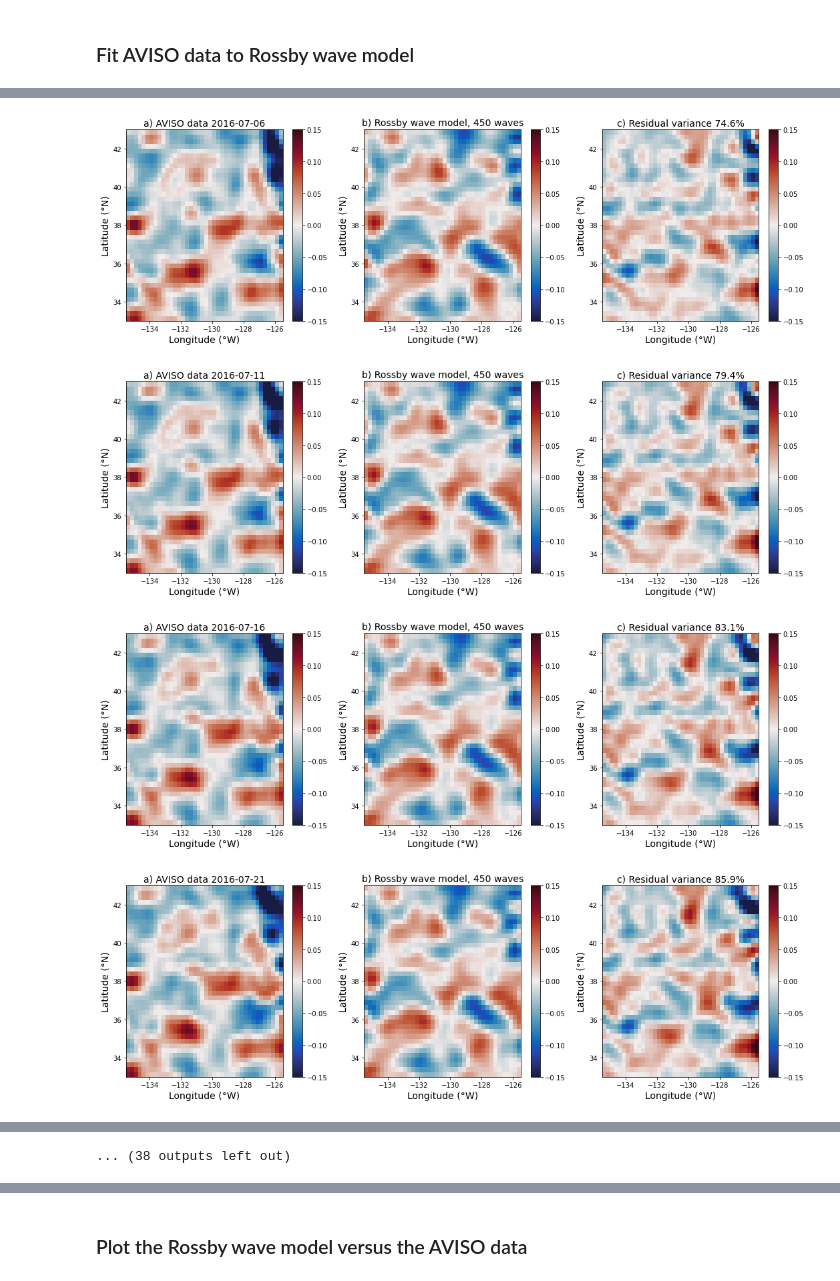
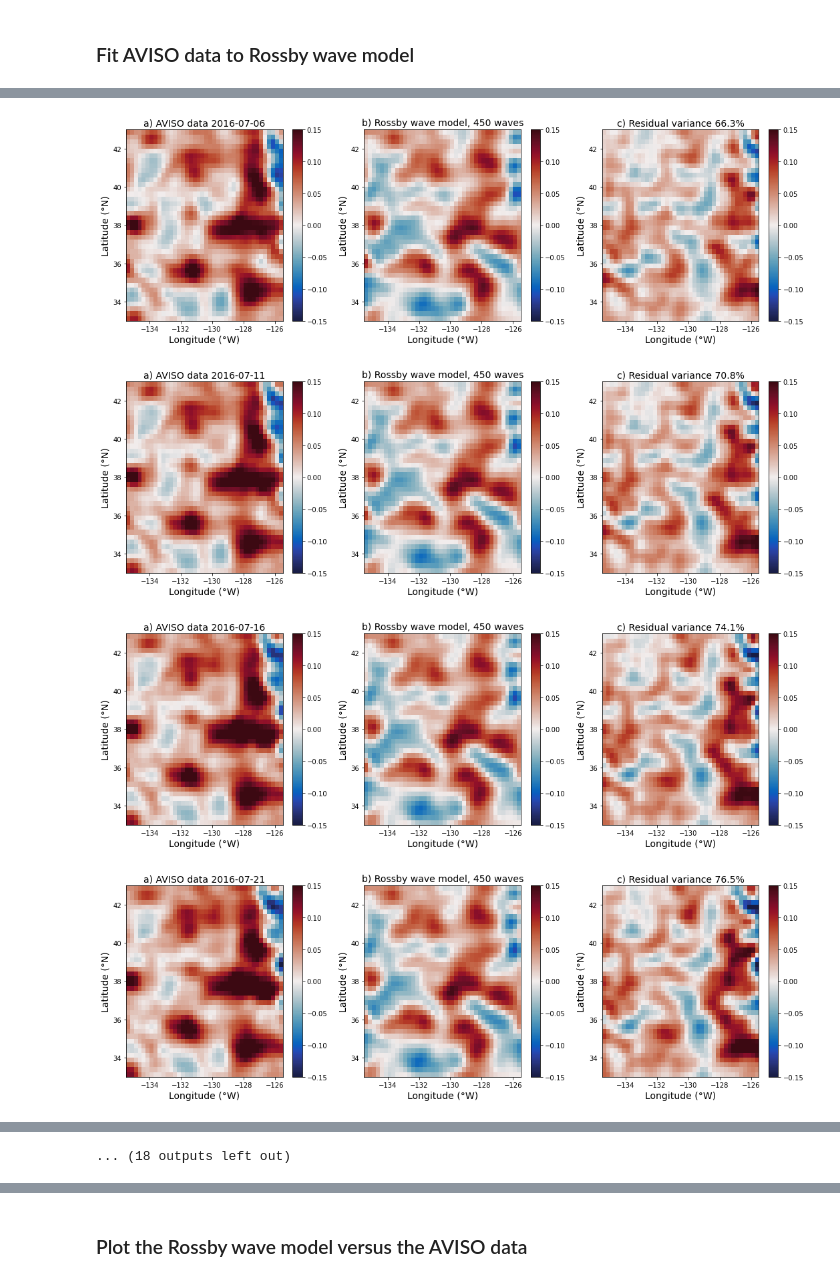
Before and after one commit to yugaophd/cer-swot, a Jupyter notebook: CER101_aviso_forward_model.ipynb, the cells around one changed output, grey strips where cells are left out. Cells and saved outputs as stored; diff of their text form; code cells hidden in the pictures.

```diff
--- a/CER101_aviso_forward_model.ipynb
+++ b/CER101_aviso_forward_model.ipynb
@@ -11,8 +11,8 @@ from aviso_rossby_wave import forecast_ssh, inversion
 # %% [markdown]
 ## Starting Date
 # %%
-day0, day1 = 0, 1 # 2016-12-01
-time_range = 50 #(day1 - day0) * 2 + 1  # forecast time range
+day0, day1 = 0, 1
+time_range = 30 #(day1 - day0) * 3 + 1  # forecast time range
 exp = 1 # R_over_P = K^-1
 # %% [markdown]
 ### Stratification paramters
@@ -35,8 +32,8 @@ date_time[0]
 # %% [output]
 numpy.datetime64('2016-06-01T00:00:00.000000000')
 # %%
-#ssha_time_mean = SSHA[:].mean(axis = -1)
-ssha_time_mean = SSHA[day0 : day0 + 30].mean(axis = 0) # remove 150-day mean insead of multi-year mean (climatology)
+ssha_time_mean = SSHA[:].mean(axis = -1)
+#ssha_time_mean = SSHA[:, :, day0 : day0 + 30].mean(axis = -1) # remove 150-day mean insead of multi-year mean (climatology)
 # %%
 SSHA = SSHA - ssha_time_mean # remove 150-day mean  SSHA[day0 + day0 + 30].mean(axis = -1)
 SSHA_masked = np.ma.masked_invalid(SSHA)
@@ -188,2 +191,23 @@ Text(0, 0.5, 'signal to noise ratio (meters)')
 # %%
 H_all = build_h_matrix(MSLA0, MModes, k_n, l_n, lon, lat, T_time[day0:], Psi, Rm, day0)
+# %%
+dlon = lon - lon.mean()
+dlat = lat - lat.mean()
+
+H_cos, H_sin = np.zeros([len(SSHA_vector), M]), np.zeros([len(SSHA_vector), M])
+H_all1 = np.zeros([len(SSHA_vector), M * 2])
+omega = np.zeros([len(k_n), len(l_n), MModes])
+
+nn = 0
+for kk in range(len(k_n)):
+    for ll in range(len(l_n)):
+        for mm in range(MModes):
+            omega[kk, ll, mm] =  -(Beta * k_n[kk, mm]) / (k_n[kk, mm] ** 2 + l_n[ll, mm] ** 2 + Rm ** -2)
+            for count in range(len(Iindex)):
+                # (data, model)
+                H_cos[count, nn] = Psi[0, mm] * np.cos(l_n[ll, mm] * dlon[int(Iindex[count])] + k_n[kk, mm] * dlat[int(Jindex[count])] - omega[kk, ll, mm] * T_time[int(Tindex[count])])
+                H_sin[count, nn] = Psi[0, mm] * np.sin(l_n[ll, mm] * dlon[int(Iindex[count])] + k_n[kk, mm] * dlat[int(Jindex[count])] - omega[kk, ll, mm] * T_time[int(Tindex[count])])
+            nn += 1
+
+H_all1[:, 0::2] = H_cos
+H_all1[:, 1::2] = H_sin
@@ -190,4 +228,4 @@ H_all = build_h_matrix(MSLA0, MModes, k_n, l_n, lon, lat, T_time[day0:], Psi, Rm
 # %% [markdown]
 #### solve for amplitudes
 # %%
-amp, ssh_estimated = inversion(SSHA_vector, H_all, P_over_R)
+amp, ssh_estimated = inversion(SSHA_vector, H_all1, P_matrix)# P_over_R)
@@ -212,9 +247,9 @@ for day in range(time_range):
     # SSH data
     MSLA = SSHA_masked[:, :, day0+day: day0+day+1]
     # Build basis function H matrix
-    H_all = build_h_matrix(MSLA, MModes, k_n, l_n, lon, lat, T_time, Psi, Rm, day0 + day)
+    H_all = build_h_matrix(MSLA, MModes, k_n, l_n, lon, lat, T_time[day0:], Psi, Rm, day0 + day)
     # forecast SSH
-    SSHA_predicted[day], SSHA_true[day], variance_explained_inverse[day] = forecast_ssh(MSLA, amp,  H_all)
+    SSHA_predicted[day], SSHA_true[day], variance_explained_inverse[day] = forecast_ssh(MSLA, amp, H_all)
     # reverse vector
     MSLA_fwrd[:, :, day:day+1] = reverse_vector(MSLA, SSHA_predicted[day])
 
@@ -241,8 +276,7 @@ for day in range(time_range):
     plt.xlabel('Longitude (\N{DEGREE SIGN}W)', fontsize = 14)
     plt.ylabel('Latitude (\N{DEGREE SIGN}N)', fontsize = 14)
     plt.title('c) Residual variance ' + str((variance_explained_inverse[day]) * 100)[:4] + '%', fontsize = 14)
-
     plt.tight_layout()
+    plt.savefig('./forward_model/fwrd_ssh_' + str(date_time[day0+day])[:10] +'_' + str(skill.size) + 'waves.png', dpi = 300)
     #plt.close()
-    plt.savefig('./forward_model/fwrd_ssh_' + str(date_time[day0+day])[:10] +'_' + str(skill.size) + 'waves.png', dpi = 300)
 # %% [output]
@@ -256,4 +290,4 @@ for day in range(time_range):
-[figure, old version]
+[figure, new version]
-[figure, old version]
+[figure, new version]
-[figure, old version]
+[figure, new version]
-[figure, old version]
+[figure, new version]
@@ -261,4 +295,4 @@ for day in range(time_range):
-... (38 outputs left out)
+... (18 outputs left out)
 # %%
 ds_output = xr.Dataset(data_vars={'k_n' : k_n[:, 0],
                                   'l_n' : l_n[:, 0],
```
Also changed, not shown: parts of 30 cells of this notebook, 8 other files.
